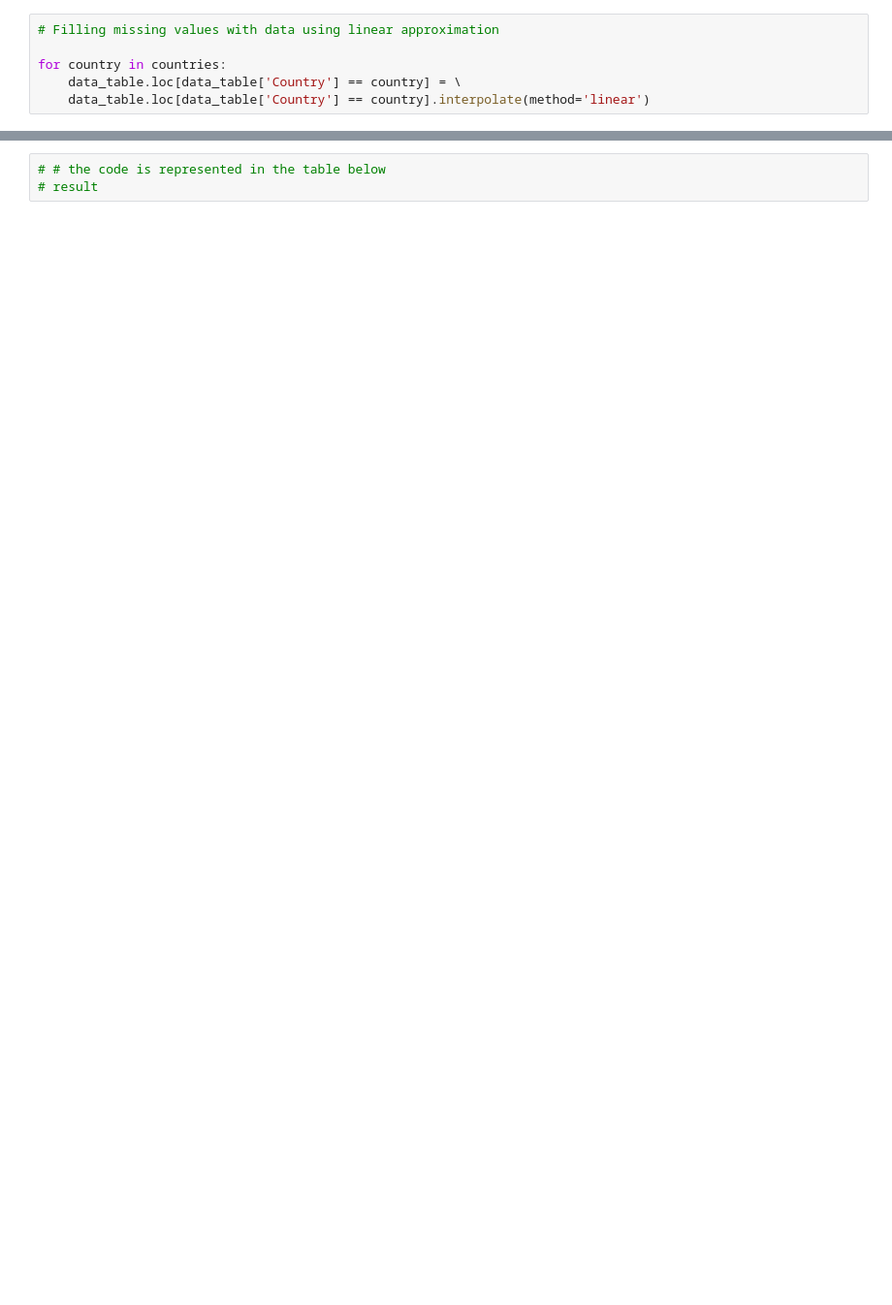
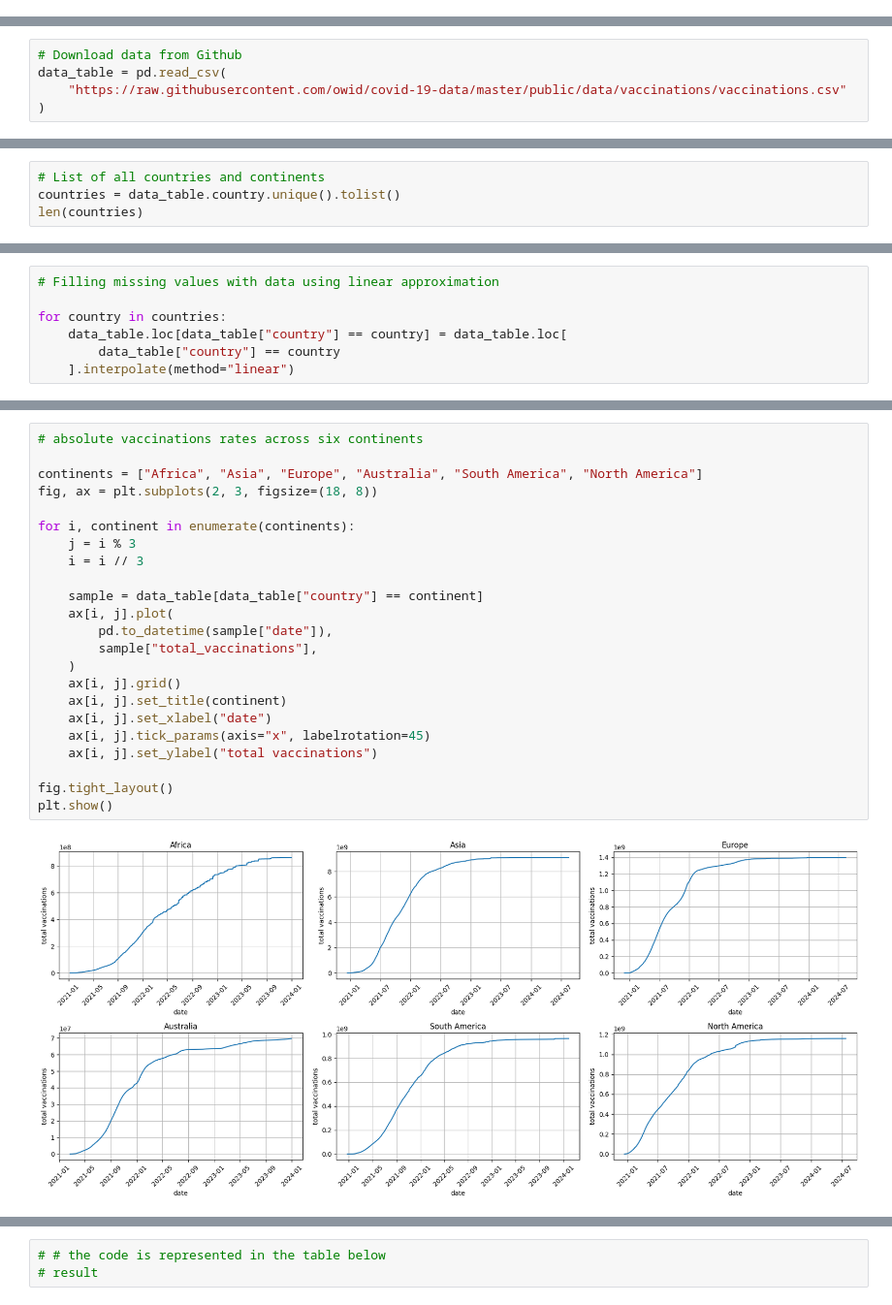
Before and after one commit to KonstantinBurkin/Vaccination_rates, a Jupyter notebook: Vaccination_rates.ipynb, the cells around one changed output, grey strips where cells are left out. Shown at 97% size. Saved outputs shown, nothing was run; the diff lists cells and outputs as text; blank space fills up the shorter version.

```diff
--- a/Vaccination_rates.ipynb
+++ b/Vaccination_rates.ipynb
@@ -391,6 +0,0 @@ There are several parameters that describe vaccination rates. The names of the c
-# %%
-# Filling missing values with data using linear approximation
-
-for country in countries:
-    data_table.loc[data_table['Country'] == country] = \
-    data_table.loc[data_table['Country'] == country].interpolate(method='linear')
@@ -851,0 +26,5 @@ Information about herd immunity thresholds was found <a href="https://en.wikiped
+# %%
+# Download data from Github
+data_table = pd.read_csv(
+    "https://raw.githubusercontent.com/owid/covid-19-data/master/public/data/vaccinations/vaccinations.csv"
+)
@@ -851,0 +72,4 @@ Information about herd immunity thresholds was found <a href="https://en.wikiped
+# %%
+# List of all countries and continents
+countries = data_table.country.unique().tolist()
+len(countries)
@@ -851,0 +95,7 @@ Information about herd immunity thresholds was found <a href="https://en.wikiped
+# %%
+# Filling missing values with data using linear approximation
+
+for country in countries:
+    data_table.loc[data_table["country"] == country] = data_table.loc[
+        data_table["country"] == country
+    ].interpolate(method="linear")
@@ -851,0 +136,25 @@ Information about herd immunity thresholds was found <a href="https://en.wikiped
+# %%
+# absolute vaccinations rates across six continents
+
+continents = ["Africa", "Asia", "Europe", "Australia", "South America", "North America"]
+fig, ax = plt.subplots(2, 3, figsize=(18, 8))
+
+for i, continent in enumerate(continents):
+    j = i % 3
+    i = i // 3
+
+    sample = data_table[data_table["country"] == continent]
+    ax[i, j].plot(
+        pd.to_datetime(sample["date"]),
+        sample["total_vaccinations"],
+    )
+    ax[i, j].grid()
+    ax[i, j].set_title(continent)
+    ax[i, j].set_xlabel("date")
+    ax[i, j].tick_params(axis="x", labelrotation=45)
+    ax[i, j].set_ylabel("total vaccinations")
+
+fig.tight_layout()
+plt.show()
+# %% [output]
+[figure, added]
```
Also changed, not shown: parts of 74 cells of this notebook.
